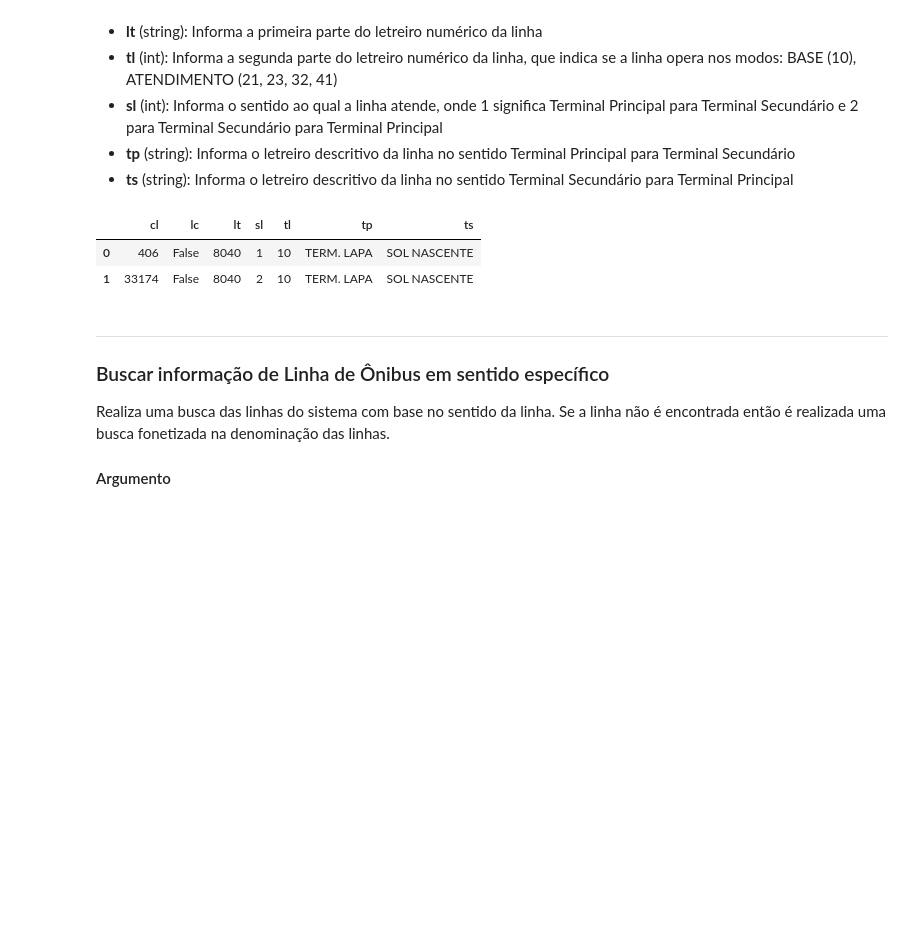
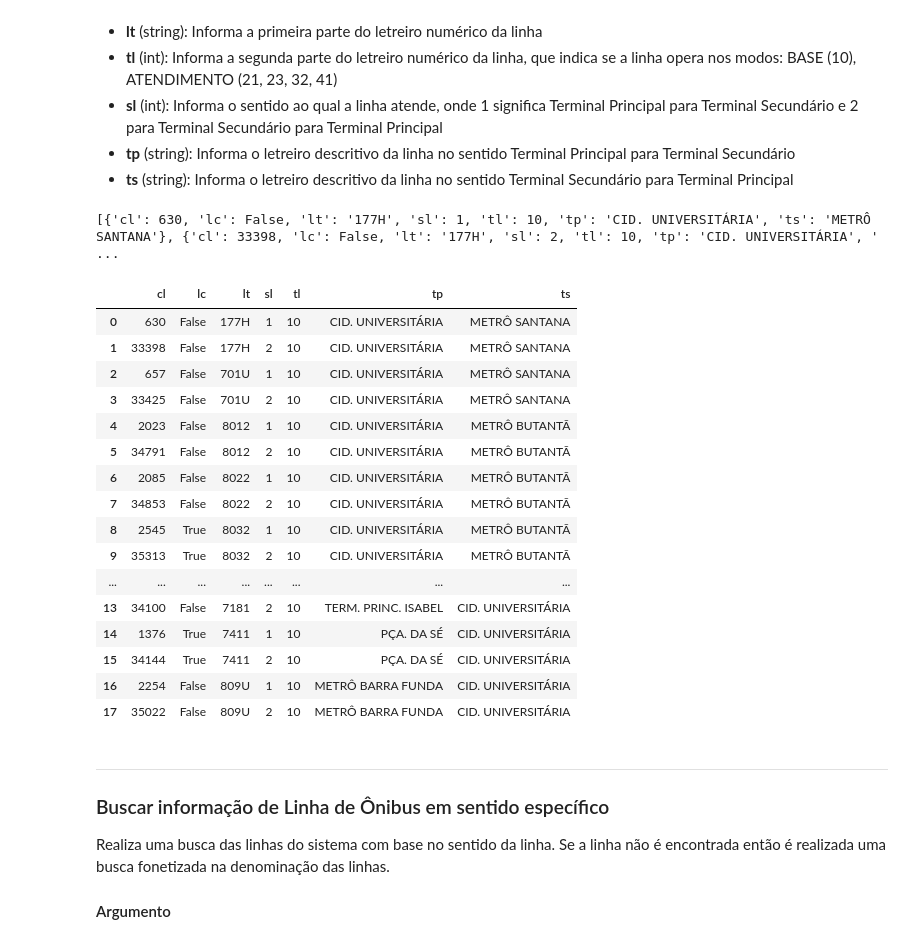
Before and after one commit to emviveros/InterSCity_Buzu, a Jupyter notebook: Python/API/notebooks/olho_vivo.ipynb, the cells around one changed output. Cells and saved outputs as stored; diff of their text form; code cells hidden in the pictures; blank space fills up the shorter version.

```diff
--- a/Python/API/notebooks/olho_vivo.ipynb
+++ b/Python/API/notebooks/olho_vivo.ipynb
@@ -53,17 +54,35 @@ A resposta da API convertida em um dicionário Python, ou None se a requisição
 - **ts** (string): Informa o letreiro descritivo da linha no sentido Terminal Secundário para Terminal Principal
 # %%
 # Faz uma chamada para obter informações sobre a linha 8040
-info_linha = api.buscar_linha('8040')
-
+# info_linha = api.buscar_linha('8040')
+info_linha = api.buscar_linha('Universitária')
+print(info_linha)
+if info_linha==[]:
+    print('Veio vazio')
 
 # Imprime  informações sobre a linha 8040
 import pandas as pd
 df_info_linhas = pd.DataFrame(info_linha)
 df_info_linhas
 # %% [output]
+[{'cl': 630, 'lc': False, 'lt': '177H', 'sl': 1, 'tl': 10, 'tp': 'CID. UNIVERSITÁRIA', 'ts': 'METRÔ SANTANA'}, {'cl': 33398, 'lc': False, 'lt': '177H', 'sl': 2, 'tl': 10, 'tp': 'CID. UNIVERSITÁRIA', ' ...
 |  | cl | lc | lt | sl | tl | tp | ts |
-| 0 | 406 | False | 8040 | 1 | 10 | TERM. LAPA | SOL NASCENTE |
-| 1 | 33174 | False | 8040 | 2 | 10 | TERM. LAPA | SOL NASCENTE |
+| 0 | 630 | False | 177H | 1 | 10 | CID. UNIVERSITÁRIA | METRÔ SANTANA |
+| 1 | 33398 | False | 177H | 2 | 10 | CID. UNIVERSITÁRIA | METRÔ SANTANA |
+| 2 | 657 | False | 701U | 1 | 10 | CID. UNIVERSITÁRIA | METRÔ SANTANA |
+| 3 | 33425 | False | 701U | 2 | 10 | CID. UNIVERSITÁRIA | METRÔ SANTANA |
+| 4 | 2023 | False | 8012 | 1 | 10 | CID. UNIVERSITÁRIA | METRÔ BUTANTÃ |
+| 5 | 34791 | False | 8012 | 2 | 10 | CID. UNIVERSITÁRIA | METRÔ BUTANTÃ |
+| 6 | 2085 | False | 8022 | 1 | 10 | CID. UNIVERSITÁRIA | METRÔ BUTANTÃ |
+| 7 | 34853 | False | 8022 | 2 | 10 | CID. UNIVERSITÁRIA | METRÔ BUTANTÃ |
+| 8 | 2545 | True | 8032 | 1 | 10 | CID. UNIVERSITÁRIA | METRÔ BUTANTÃ |
+| 9 | 35313 | True | 8032 | 2 | 10 | CID. UNIVERSITÁRIA | METRÔ BUTANTÃ |
+| ... | ... | ... | ... | ... | ... | ... | ... |
+| 13 | 34100 | False | 7181 | 2 | 10 | TERM. PRINC. ISABEL | CID. UNIVERSITÁRIA |
+| 14 | 1376 | True | 7411 | 1 | 10 | PÇA. DA SÉ | CID. UNIVERSITÁRIA |
+| 15 | 34144 | True | 7411 | 2 | 10 | PÇA. DA SÉ | CID. UNIVERSITÁRIA |
+| 16 | 2254 | False | 809U | 1 | 10 | METRÔ BARRA FUNDA | CID. UNIVERSITÁRIA |
+| 17 | 35022 | False | 809U | 2 | 10 | METRÔ BARRA FUNDA | CID. UNIVERSITÁRIA |
 # %% [markdown]
 ---
 
```
Also changed, not shown: parts of 2 cells of this notebook.
